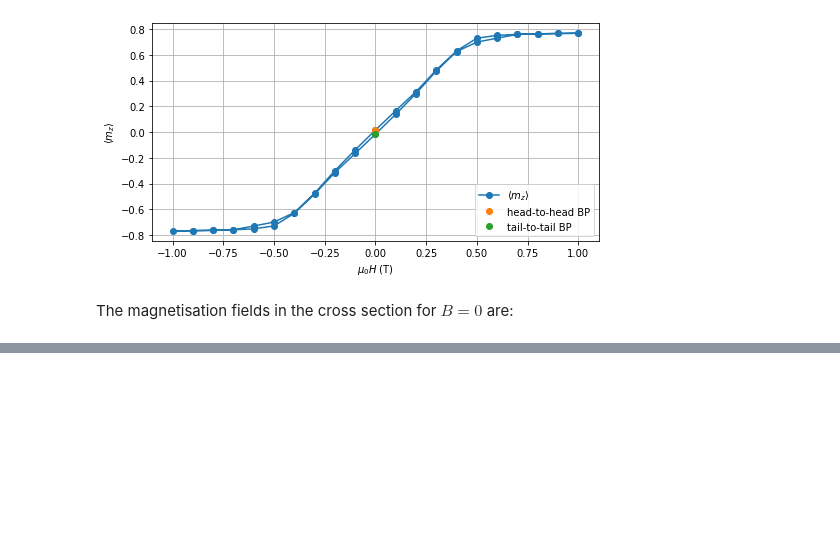
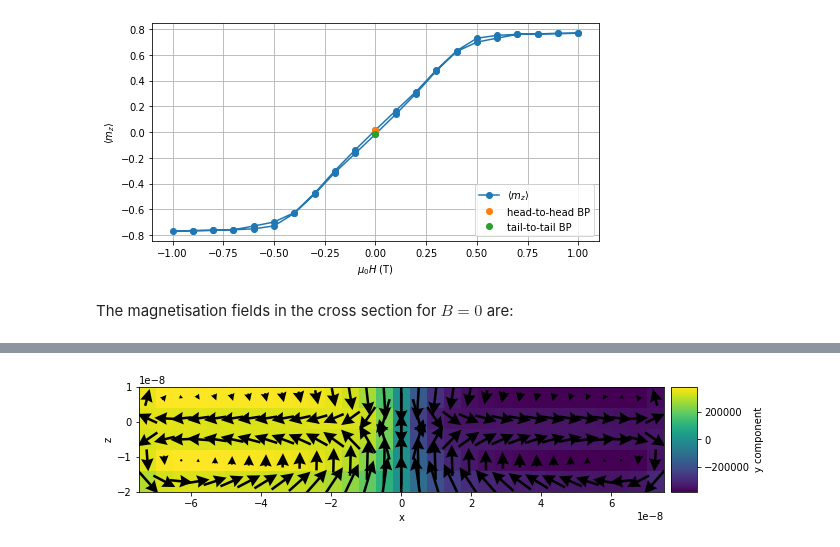
Before and after one commit to reproducible-micromagnetics/2019-stable-and-manipulable-bloch-point, a Jupyter notebook: figure-03-hysteretic-behaviour.ipynb, the cells around one changed output, grey strips where cells are left out. Cells and saved outputs as stored; diff of their text form; code cells hidden in the pictures; blank space fills up the shorter version.

```diff
--- a/figure-03-hysteretic-behaviour.ipynb
+++ b/figure-03-hysteretic-behaviour.ipynb
@@ -107,5 +103,9 @@ m1 = df.Field.fromfile('m1.omf')
 m1.plane('y').k3d_vectors(color_field=m1.z, head_size=20)
 # %% [output]
 [interactive output not drawn]
+# %%
+m1.plane('y').mpl(figsize=(10, 5))
+# %% [output]
+[figure, added]
 # %%
 m2 = df.Field.fromfile('m2.omf')
```
Also changed, not shown: parts of 7 cells of this notebook.
